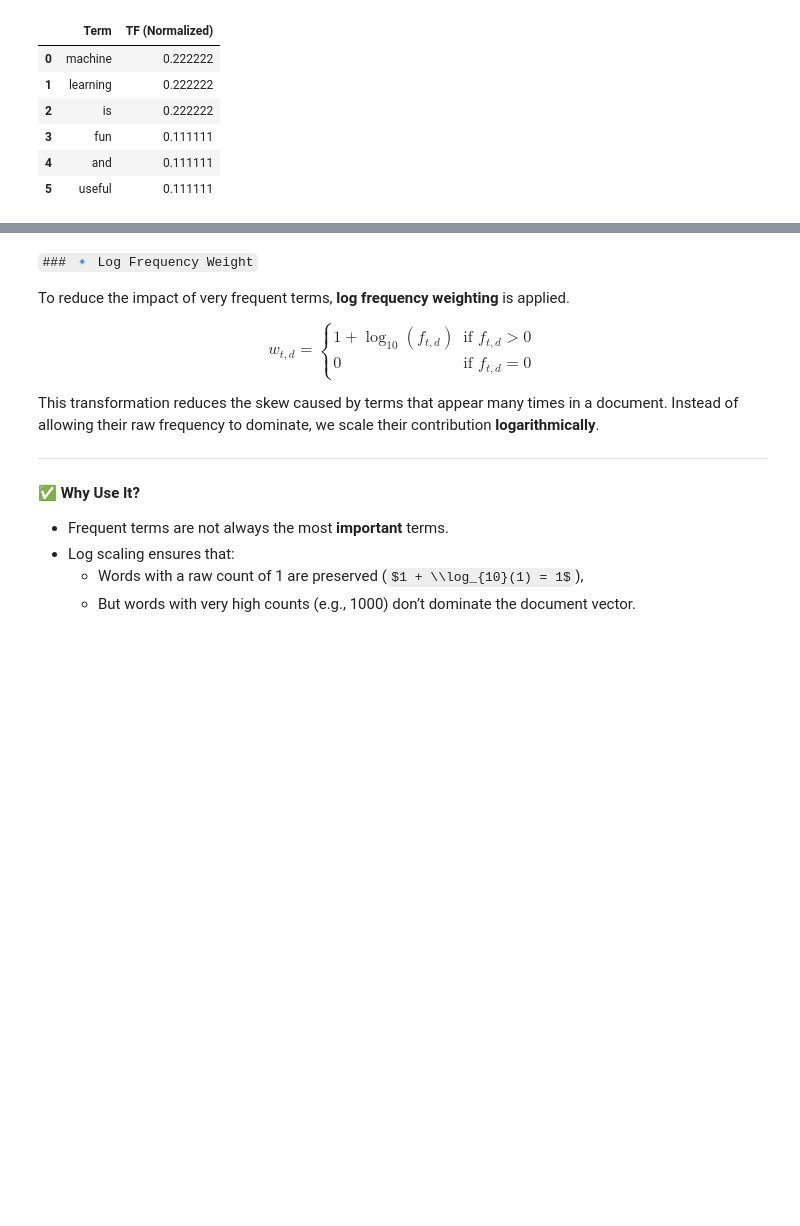
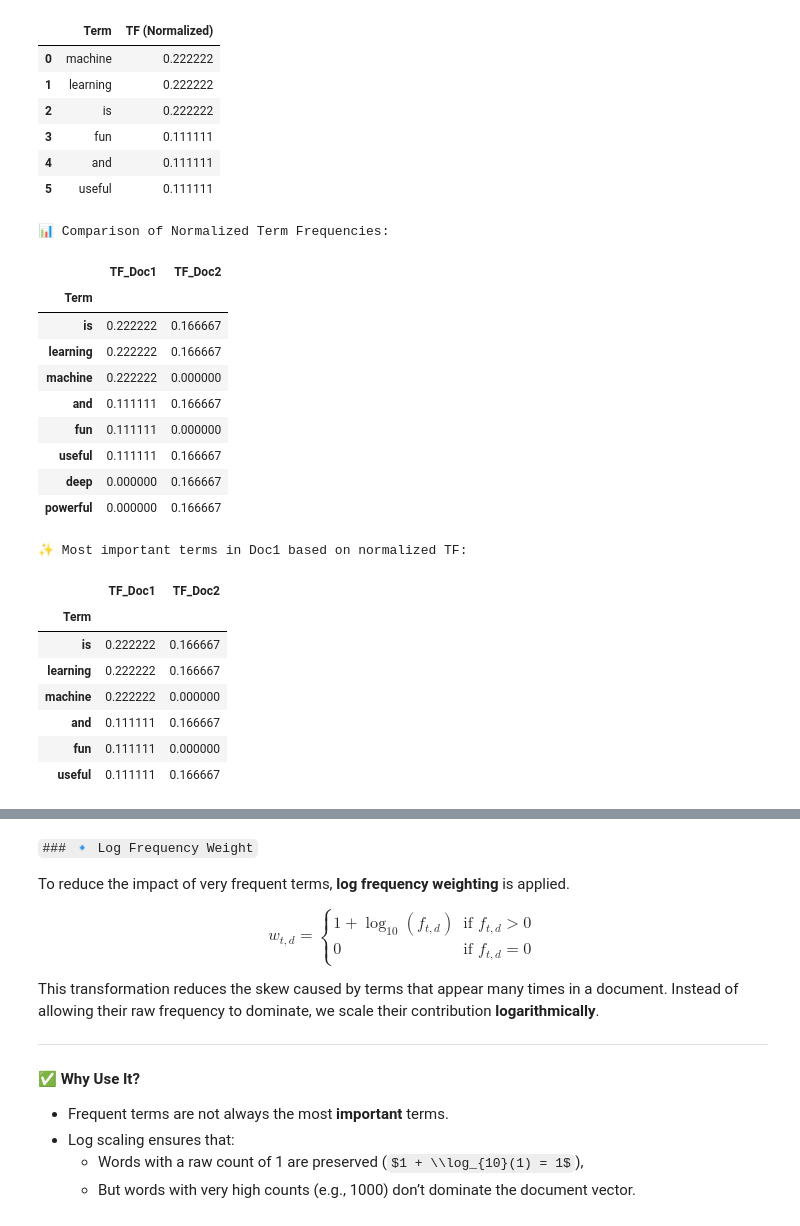
Before and after one commit to tcsgik/PROG8245_Lab7, a Jupyter notebook: IRBasics_VectorSpaceProximity.ipynb, the cells around one changed output, grey strips where cells are left out. Drawn from its saved outputs; the diff is of its cells as text; code cells hidden in the pictures; some formulas as TeX source; blank space fills up the shorter version.

```diff
--- a/IRBasics_VectorSpaceProximity.ipynb
+++ b/IRBasics_VectorSpaceProximity.ipynb
@@ -218,6 +218,54 @@ display(pd.DataFrame(tf_normalized.items(), columns=["Term", "TF (Normalized)"])
 | 3 | fun | 0.111111 |
 | 4 | and | 0.111111 |
 | 5 | useful | 0.111111 |
+# %%
+# Another document for comparison
+doc2 = "deep learning is powerful and useful"
+
+# Tokenize and compute normalized TF for doc2
+tokens2 = doc2.lower().split()
+tf_raw2 = Counter(tokens2)
+total_terms2 = len(tokens2)
+tf_normalized2 = {term: count / total_terms2 for term, count in tf_raw2.items()}
+
+# Convert TF dictionaries to DataFrames
+df_doc1 = pd.DataFrame(tf_normalized.items(), columns=["Term", "TF_Doc1"]).set_index("Term")
+df_doc2 = pd.DataFrame(tf_normalized2.items(), columns=["Term", "TF_Doc2"]).set_index("Term")
+
+# Merge to compare terms side by side
+tf_compare = df_doc1.join(df_doc2, how="outer").fillna(0)
+
+# Sort by TF in Doc1 descending
+tf_compare_sorted = tf_compare.sort_values(by="TF_Doc1", ascending=False)
+
+print("\n📊 Comparison of Normalized Term Frequencies:")
+display(tf_compare_sorted)
+
+# Which terms are likely most important in Doc1?
+print("\n✨ Most important terms in Doc1 based on normalized TF:")
+important_terms_doc1 = tf_compare_sorted[tf_compare_sorted["TF_Doc1"] > 0.1]
+display(important_terms_doc1)
+# %% [output]
+📊 Comparison of Normalized Term Frequencies:
+|  | TF_Doc1 | TF_Doc2 |
+| Term |  |  |
+| is | 0.222222 | 0.166667 |
+| learning | 0.222222 | 0.166667 |
+| machine | 0.222222 | 0.000000 |
+| and | 0.111111 | 0.166667 |
+| fun | 0.111111 | 0.000000 |
+| useful | 0.111111 | 0.166667 |
+| deep | 0.000000 | 0.166667 |
+| powerful | 0.000000 | 0.166667 |
+✨ Most important terms in Doc1 based on normalized TF:
+|  | TF_Doc1 | TF_Doc2 |
+| Term |  |  |
+| is | 0.222222 | 0.166667 |
+| learning | 0.222222 | 0.166667 |
+| machine | 0.222222 | 0.000000 |
+| and | 0.111111 | 0.166667 |
+| fun | 0.111111 | 0.000000 |
+| useful | 0.111111 | 0.166667 |
 # %% [markdown]
 🗣️ **Instructor Talking Point**: "Here we count how often each term appears in a single document and normalize it. This is the simplest way to represent word importance within a document. `Explain this with respect to a future AI agent (chatbot) builds  builds context`.
 <br/>
```
Also changed, not shown: parts of 10 cells of this notebook.
